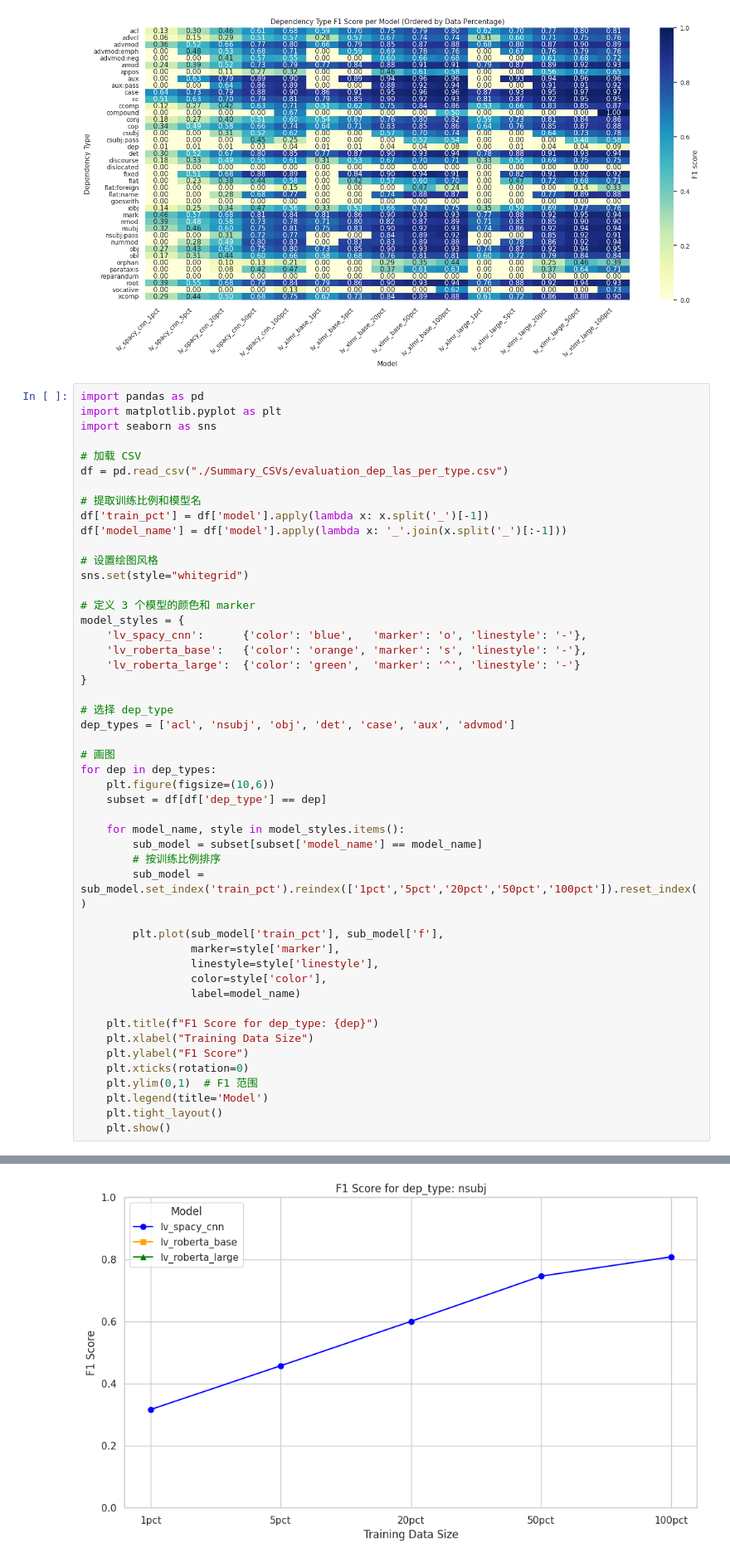
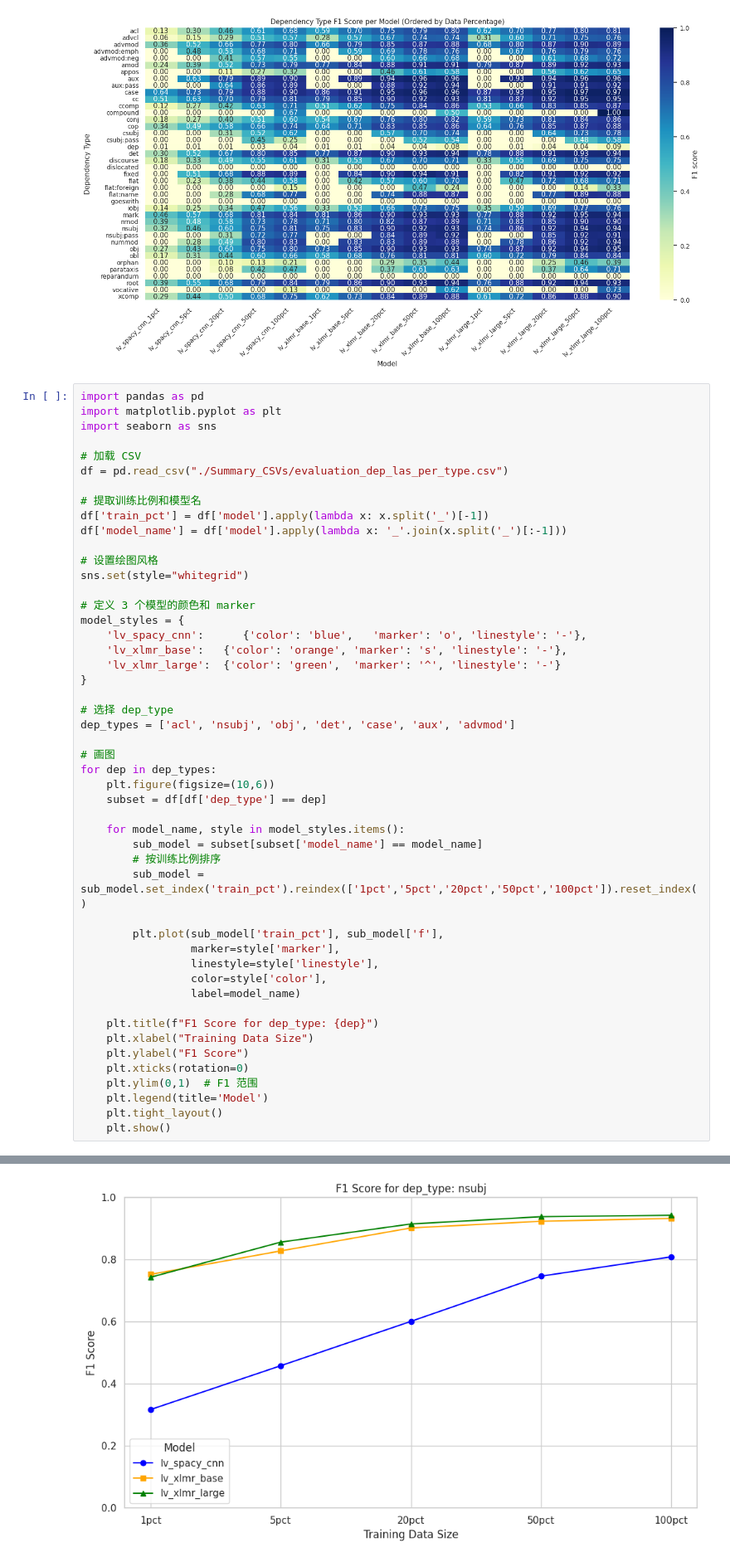
Before and after one commit to JesseLau24/Fengdi_Huang_Master_Thesis_Repo, a Jupyter notebook: 2_visualization.ipynb, the cells around one changed output, grey strips where cells are left out. Shown at 83% size. Cells and saved outputs as stored; diff of their text form.

```diff
--- a/2_visualization.ipynb
+++ b/2_visualization.ipynb
@@ -583,8 +583,8 @@ sns.set(style="whitegrid")
 # 定义 3 个模型的颜色和 marker
 model_styles = {
     'lv_spacy_cnn':      {'color': 'blue',   'marker': 'o', 'linestyle': '-'},
-    'lv_roberta_base':   {'color': 'orange', 'marker': 's', 'linestyle': '-'},
-    'lv_roberta_large':  {'color': 'green',  'marker': '^', 'linestyle': '-'}
+    'lv_xlmr_base':   {'color': 'orange', 'marker': 's', 'linestyle': '-'},
+    'lv_xlmr_large':  {'color': 'green',  'marker': '^', 'linestyle': '-'}
 }
 
 # 选择 dep_type
@@ -619 +619 @@ for dep in dep_types:
-[figure, old version]
+[figure, new version]
```
Also changed, not shown: parts of 2 cells of this notebook.
